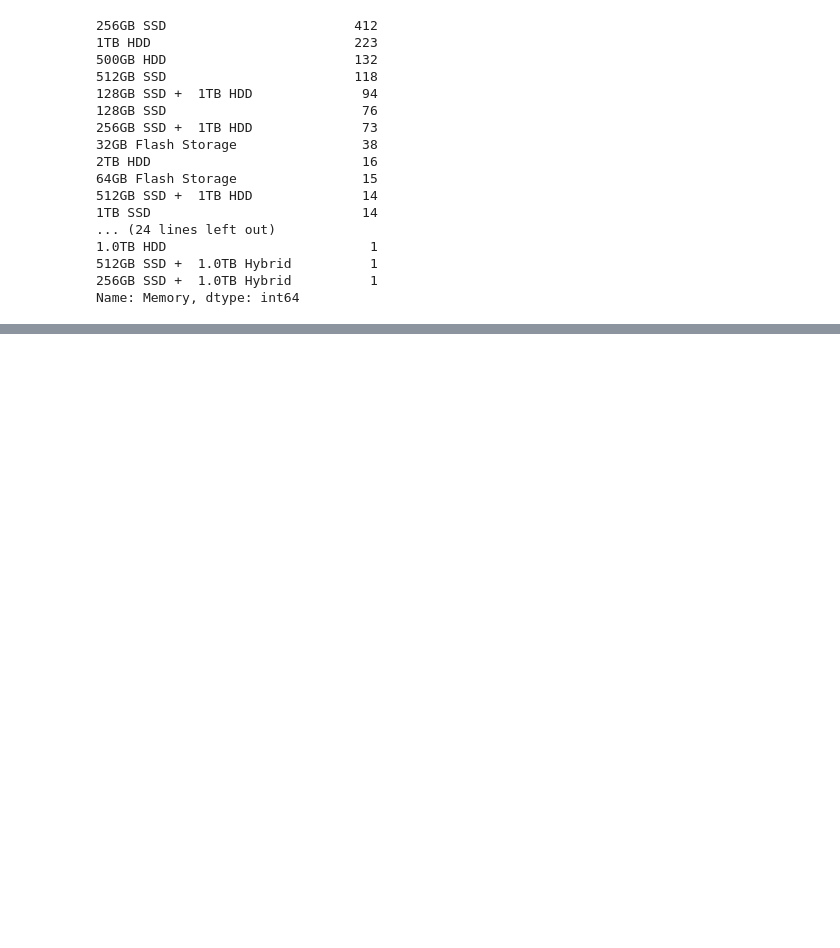
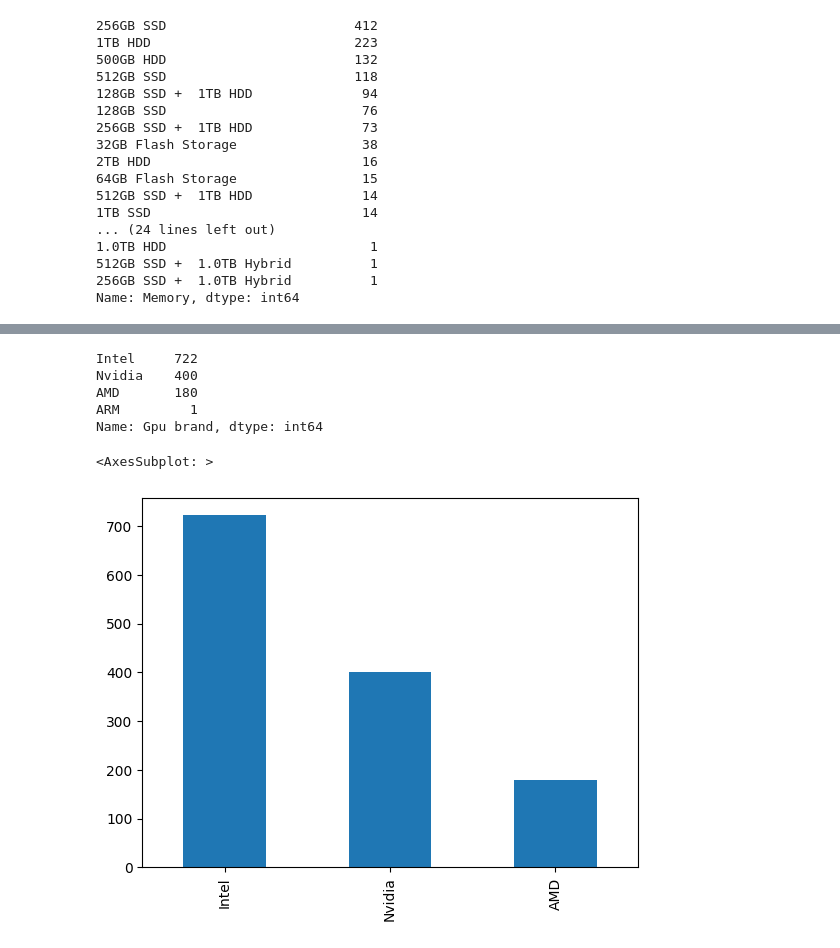
Before and after one commit to danishmeh/CampusX-ML, a Jupyter notebook: Laptop price prediction prooject/labtop.ipynb, the cells around one changed output, grey strips where cells are left out. Saved outputs shown, nothing was run; the diff lists cells and outputs as text; code cells hidden in the pictures; blank space fills up the shorter version.

```diff
--- a/Laptop price prediction prooject/labtop.ipynb
+++ b/Laptop price prediction prooject/labtop.ipynb
@@ -366,0 +373,2 @@ df.sample(1)
+# %%
+df.drop(columns ={'Hybrid','Flash_Storage','Memory'},inplace =True)
@@ -366,0 +392,4 @@ df.sample(1)
+# %%
+#Extract the first values of this column
+df['Gpu brand'] = df['Gpu'].apply(lambda x: x.split()[0])
+df['Gpu brand']
@@ -366,0 +409,15 @@ df.sample(1)
+# %%
+df['Gpu brand'].value_counts()
+# %% [output]
+Intel     722
+Nvidia    400
+AMD       180
+ARM         1
+Name: Gpu brand, dtype: int64
+# %%
+df =  df[df['Gpu brand'] != 'ARM']
+# %%
+df['Gpu brand'].value_counts().plot(kind='bar')
+# %% [output]
+<AxesSubplot: >
+[figure, added]
```
Also changed, not shown: parts of 23 cells of this notebook.
